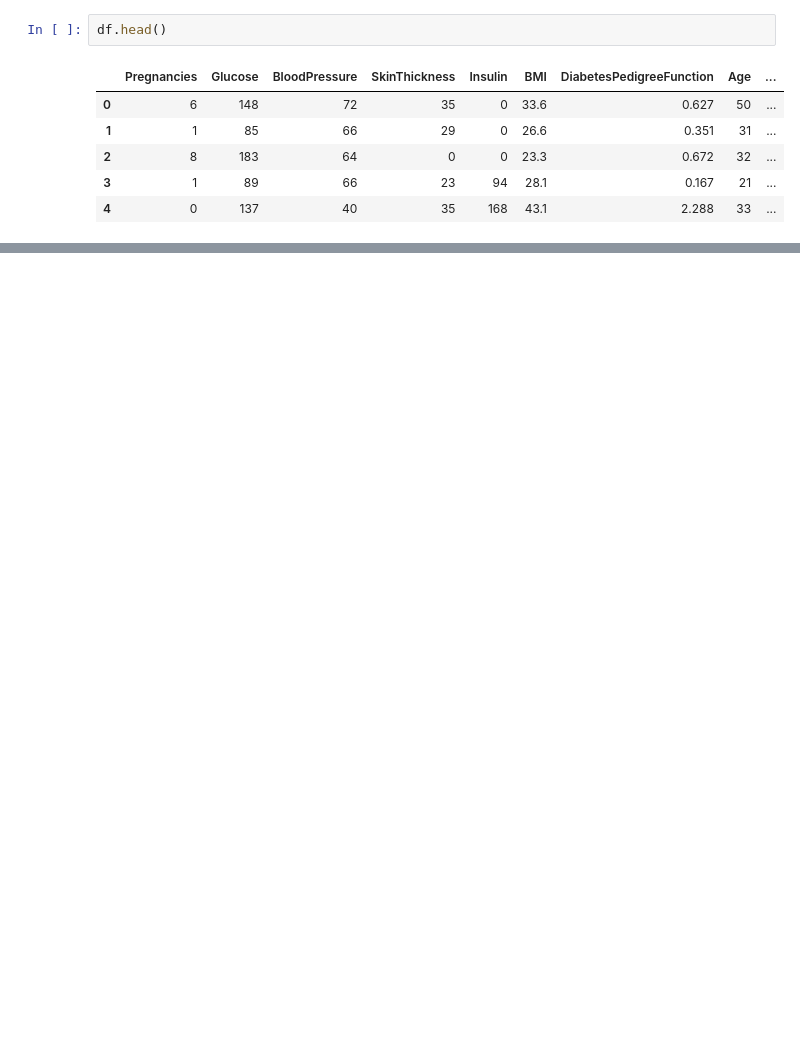
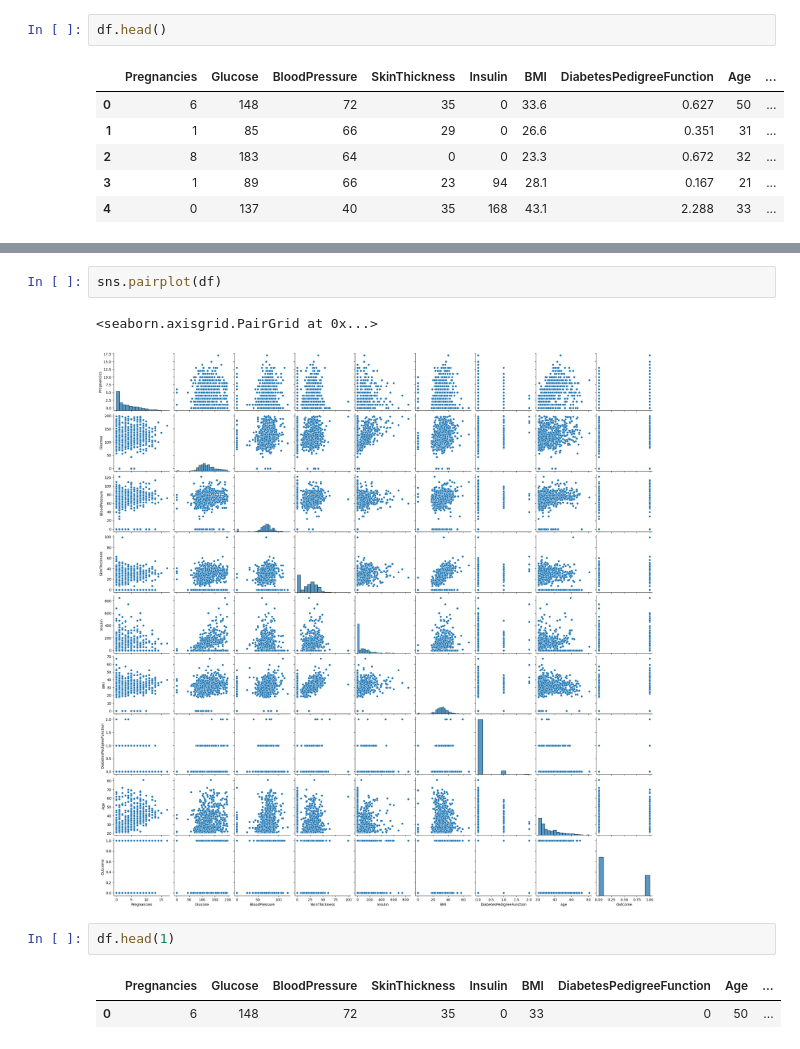
Before and after one commit to ksingh9398/AI_CLASS, a Jupyter notebook: Diabetes_Case_Study.ipynb, the cells around one changed output, grey strips where cells are left out. Drawn from its saved outputs; the diff is of its cells as text; blank space fills up the shorter version.

```diff
--- a/Diabetes_Case_Study.ipynb
+++ b/Diabetes_Case_Study.ipynb
@@ -302,0 +358,10 @@ weighted avg       0.78      0.78      0.78       231
+# %%
+sns.pairplot(df)
+# %% [output]
+<seaborn.axisgrid.PairGrid at 0x...>
+[figure, added]
+# %%
+df.head(1)
+# %% [output]
+|  | Pregnancies | Glucose | BloodPressure | SkinThickness | Insulin | BMI | DiabetesPedigreeFunction | Age | ... |
+| 0 | 6 | 148 | 72 | 35 | 0 | 33 | 0 | 50 | ... |
```
Also changed, not shown: parts of 64 cells of this notebook.
